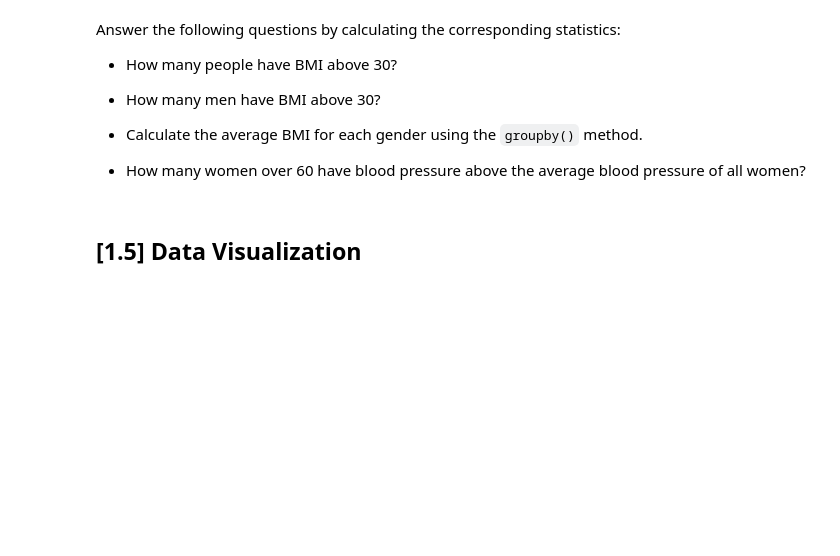
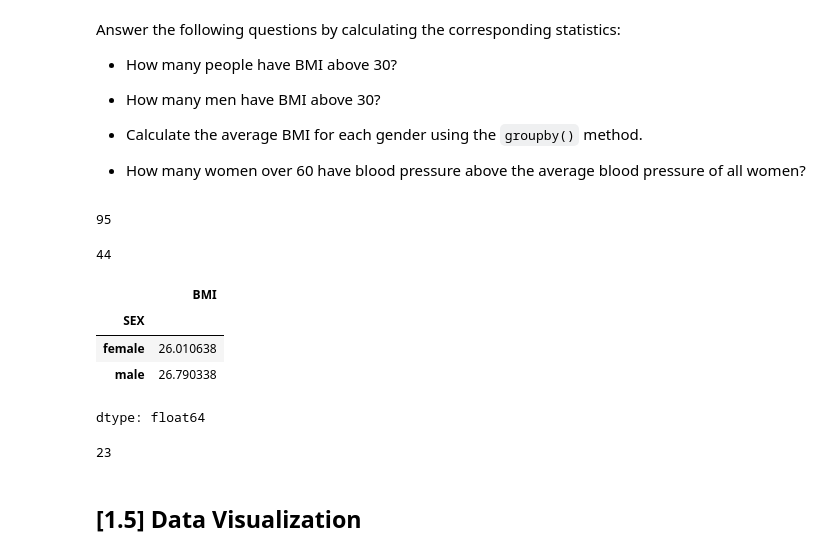
Before and after one commit to vlada-kazantsevaa/homeworks, a Jupyter notebook: Homeworks/hw-1/HW_1_(EDA).ipynb, the cells around one changed output. Cells and saved outputs as stored; diff of their text form; code cells hidden in the pictures; blank space fills up the shorter version.

```diff
--- a/Homeworks/hw-1/HW_1_(EDA).ipynb
+++ b/Homeworks/hw-1/HW_1_(EDA).ipynb
@@ -194,3 +230,24 @@ Answer the following questions by calculating the corresponding statistics:
+# %%
+df[df['BMI'] > 30].shape[0]
+# %% [output]
+95
+# %%
+df[(df['SEX'] == 'male') & (df['BMI'] > 30)].shape[0]
+# %% [output]
+44
+# %%
+df.groupby('SEX')['BMI'].mean()
+# %% [output]
+|  | BMI |
+| SEX |  |
+| female | 26.010638 |
+| male | 26.790338 |
+dtype: float64
+# %%
+avg_bp_women = df[df['SEX'] == 'female']['BP'].mean()
+df[(df['SEX'] == 'female') & (df['AGE'] > 60) & (df['BP'] > avg_bp_women)].shape[0]
+# %% [output]
+23
 # %% [markdown]
 ## [1.5] Data Visualization
 # %% [markdown]
```
Also changed, not shown: parts of 6 cells of this notebook.
